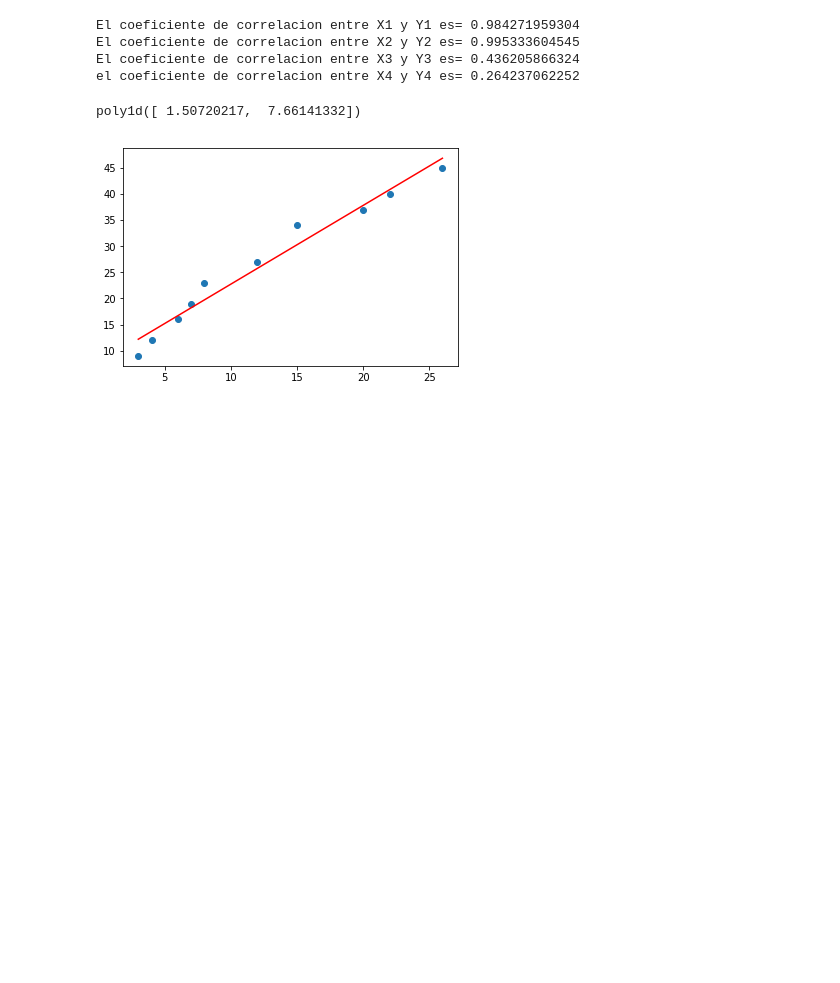
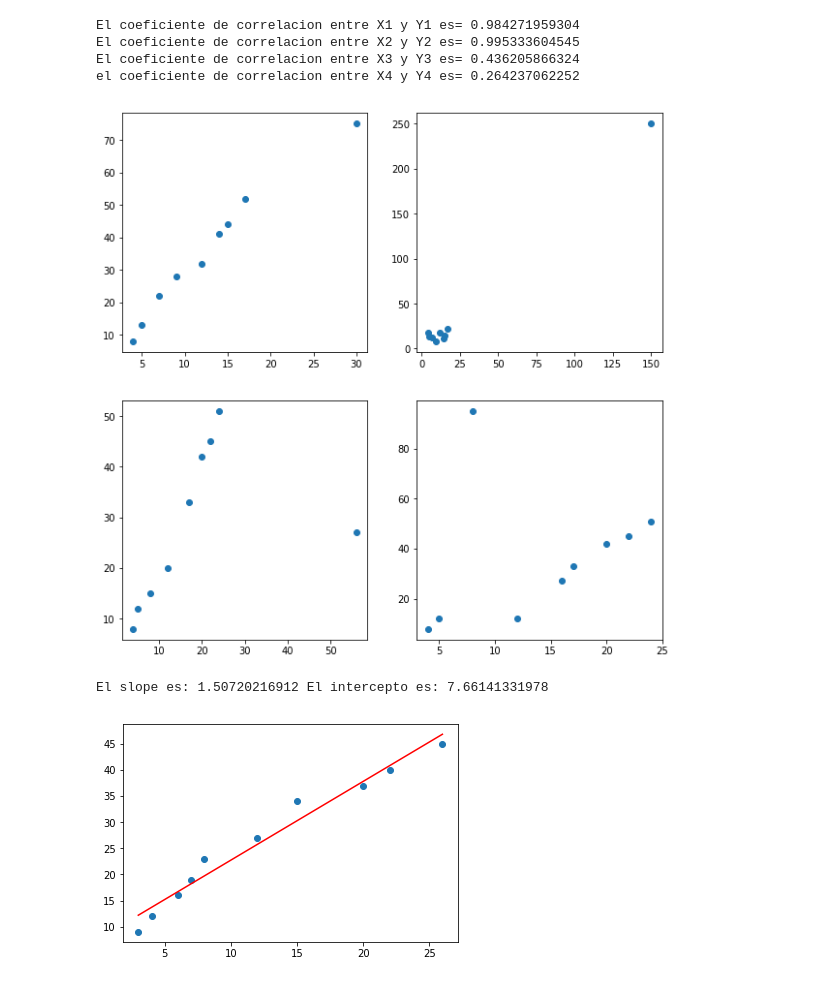
Before and after one commit to eacunafer/PyLabs-Analisis-de-Datos, a Jupyter notebook: notebooks/lab8py.ipynb, the cells around one changed output. Saved outputs shown, nothing was run; the diff lists cells and outputs as text; code cells hidden in the pictures; blank space fills up the shorter version.

```diff
--- a/notebooks/lab8py.ipynb
+++ b/notebooks/lab8py.ipynb
@@ -97,24 +96,27 @@ el coeficiente de correlacion entre X4 y Y4 es= 0.264237062252
 # %%
 #Ploteando los scatter plots
 fig = plt.figure(figsize=(10,10))
 
 ax1 = fig.add_subplot(221)
 ax1.scatter(cor2['x1'],cor2['y1'])
 
 ax2 = fig.add_subplot(222)
 ax2.scatter(cor2['x2'],cor2['y2'])
 ax3 = fig.add_subplot(223)
-ax3.scatter(cor1['x3'],cor2['y3'])
+ax3.scatter(cor2['x3'],cor2['y3'])
 
 ax4 = fig.add_subplot(224)
-ax4.scatter(cor1['x4'],cor1['y4'])
+ax4.scatter(cor2['x4'],cor2['y4'])
 
 plt.show()
+# %% [output]
+[figure, added]
 # %%
  #Hallando los coeficentes de la linea de regresion
-np.poly1d(np.polyfit(years, ventas, 1))
+b, a=np.poly1d(np.polyfit(years, ventas, 1))
+print "El slope es:", b, "El intercepto es:", a
 # %% [output]
-poly1d([ 1.50720217,  7.66141332])
+El slope es: 1.50720216912 El intercepto es: 7.66141331978
 # %%
 #Trazando la linea de regresion sobre el plot de puntos
 x=years
```
Also changed, not shown: parts of 6 cells of this notebook.
